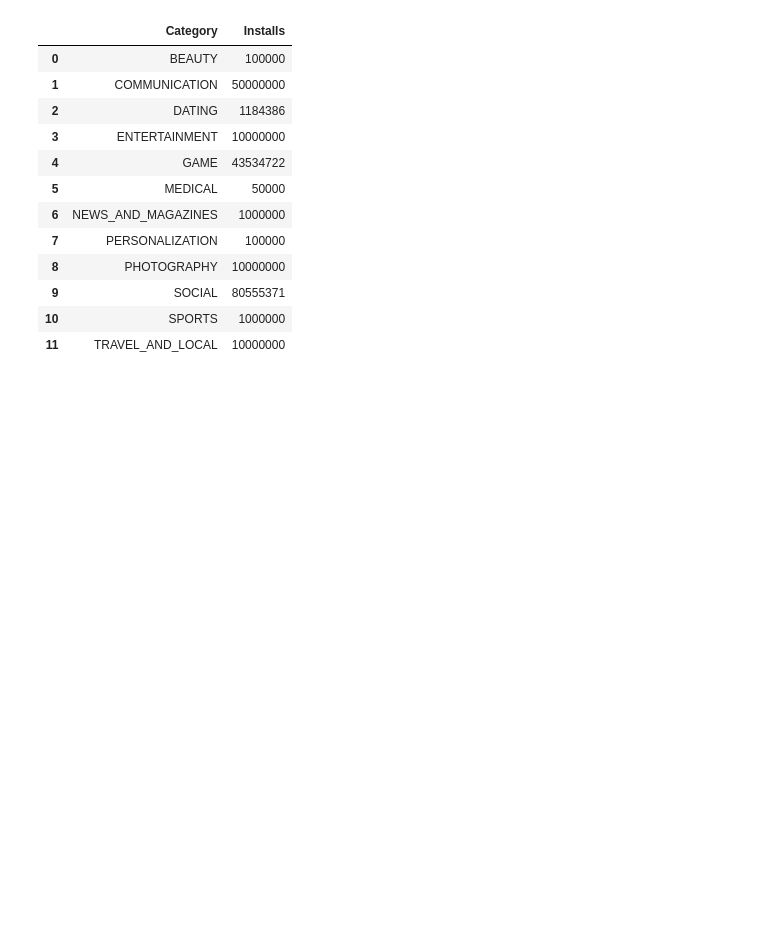
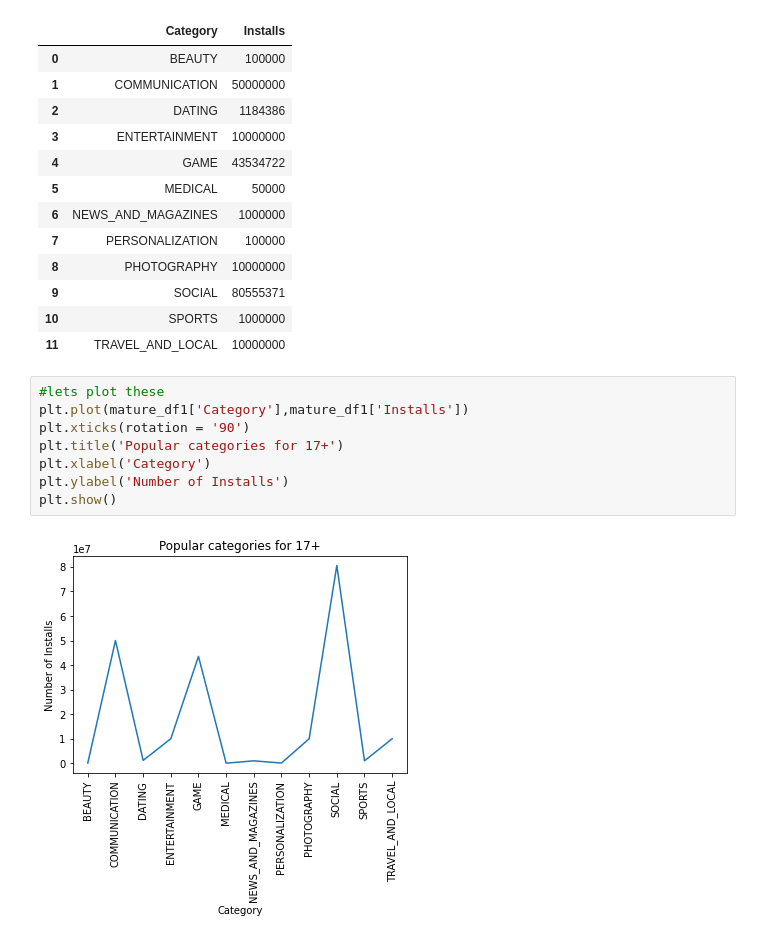
Before and after one commit to Preetirai-tech/Play-Store-App-Review-Analysis, a Jupyter notebook: Play_Store_App_Review_Analysis_Capstone_Project.ipynb, the cells around one changed output. Saved outputs shown, nothing was run; the diff lists cells and outputs as text; blank space fills up the shorter version.

```diff
--- a/Play_Store_App_Review_Analysis_Capstone_Project.ipynb
+++ b/Play_Store_App_Review_Analysis_Capstone_Project.ipynb
@@ -727,3 +727,13 @@ mature_df1
 | 9 | SOCIAL | 80555371 |
 | 10 | SPORTS | 1000000 |
 | 11 | TRAVEL_AND_LOCAL | 10000000 |
+# %%
+#lets plot these
+plt.plot(mature_df1['Category'],mature_df1['Installs'])
+plt.xticks(rotation = '90')
+plt.title('Popular categories for 17+')
+plt.xlabel('Category')
+plt.ylabel('Number of Installs')
+plt.show()
+# %% [output]
+[figure, added]
```
